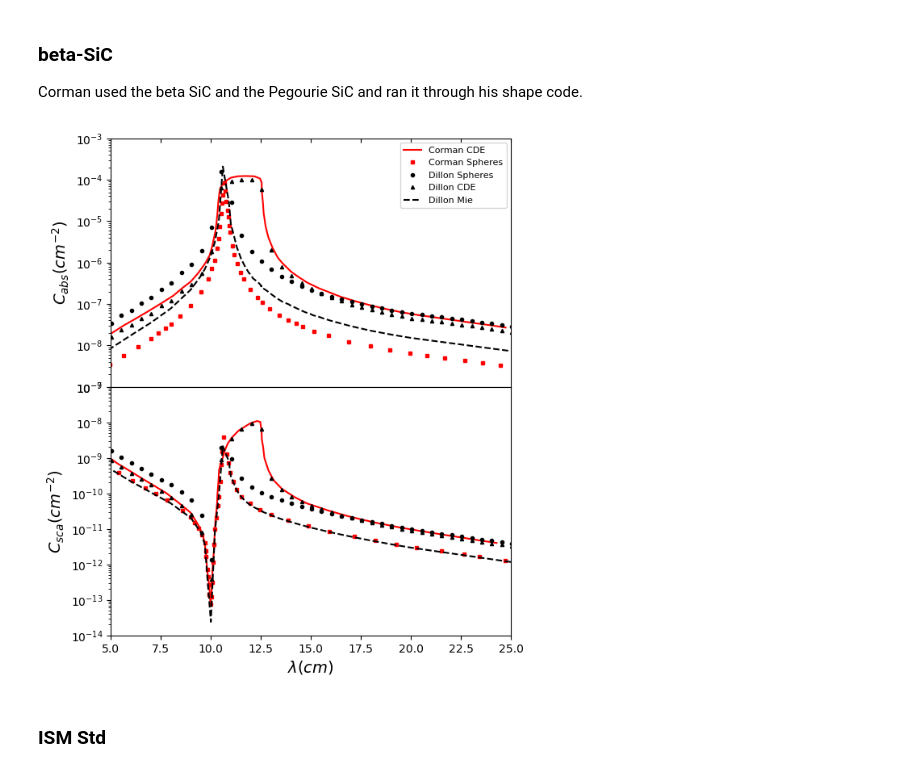
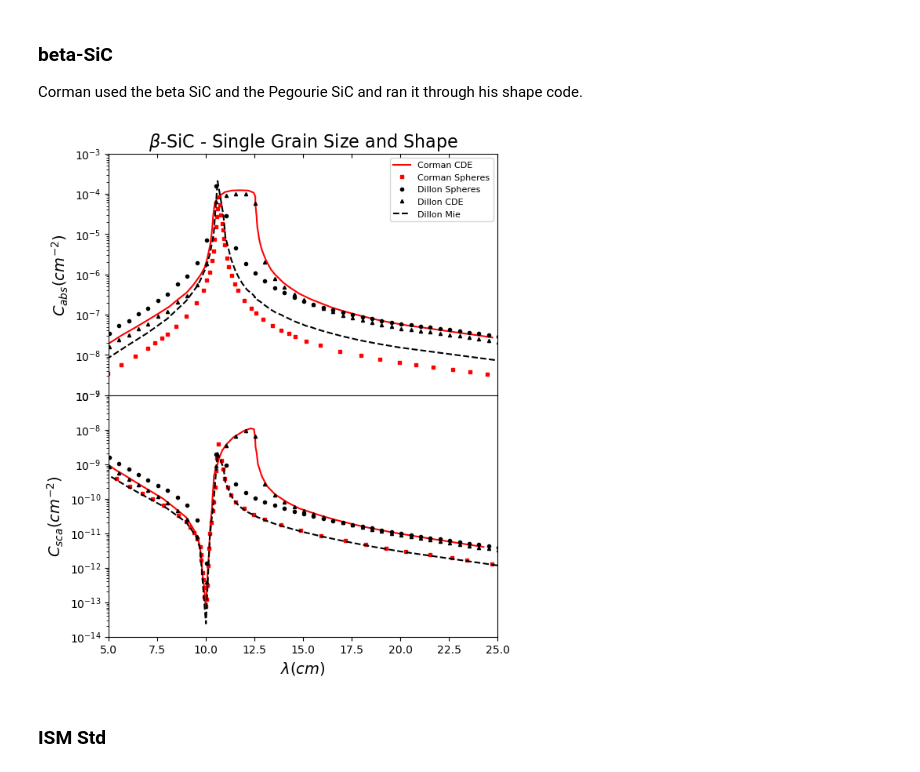
Before and after one commit to astroseandillon/Sean-Dusty, a Jupyter notebook: plot factory.ipynb, the cells around one changed output. Saved outputs shown, nothing was run; the diff lists cells and outputs as text; code cells hidden in the pictures.

```diff
--- a/plot factory.ipynb
+++ b/plot factory.ipynb
@@ -193,7 +193,8 @@ plt.show()
 
 Corman used the beta SiC and the Pegourie SiC and ran it through his shape code.
 # %%
-title=r'$\beta$-SiC'
+title = r'$\beta$-SiC - Single Grain Size and Shape'
+
 x1, y1 = np.loadtxt('beta_SiC_CDE_corman_1size_cabs.csv', delimiter=',', skiprows=1, unpack=True)       #Ungraphed from Corman
 x2, y2 = np.loadtxt('beta_SiC_CDE_corman_1size_csca.csv', delimiter=',', skiprows=1, unpack=True)       #Ungraphed from Corman
 x3, y3 = np.loadtxt('beta_SiC_spherical_corman_1size_cabs.csv', delimiter=',', skiprows=1, unpack=True) #Ungraphed from Corman
@@ -217,35 +218,35 @@ ax[1].set(xscale='linear', yscale='log')
 
 ax[0].tick_params(axis='x',direction='in', top=True, bottom=False, labelbottom=False, labeltop=False)
 # ax[1].get_yticks(minor=True)
 # ax[1].tick_params(axis='y', which='minor', direction='out', left=True)
 ax[1].yaxis.set_minor_locator(LogLocator(base=10, subs='all'))
 
-# ax[0].set_title(title, fontsize=16)
+ax[0].set_title(title, fontsize=16)
 ax[1].set_xlabel(r'$\lambda (cm)$', fontsize=14)
 ax[0].set_ylabel(r'$C_{abs} (cm^{-2})$', fontsize=14)
 ax[1].set_ylabel(r'$C_{sca} (cm^{-2})$', fontsize=14)
 #Cabs is on ax[0], Csca is on ax[1]
 ax[0].set_xlim(5,25)
 ax[1].set_xlim(5,25)
 ax[0].set_ylim(1e-9, 1e-3)
 ax[1].set_ylim(1e-14, 1e-7)
 #Cabs plots
 ax[0].plot(x1, y1, 'r-', label='Corman CDE', markersize=3)
 ax[0].plot(x3, y3, 'rs', label='Corman Spheres', markersize=3)
 ax[0].plot(x5, y5, 'ko', label='Dillon Spheres', markersize=3)
 ax[0].plot(x6, y6, 'k^', label='Dillon CDE', markersize=3)
 ax[0].plot(x7, y7, 'k--', label='Dillon Mie', markersize=3)
 #Csca plots
 ax[1].plot(x2, y2, 'r-', label='Corman CDE', markersize=3)
 ax[1].plot(x4, y4, 'rs', label='Corman Spheres', markersize=3)
 ax[1].plot(x5, z5, 'ko', label='Dillon Spheres', markersize=3)
 ax[1].plot(x6, z6, 'k^', label='Dillon CDE', markersize=3)
 ax[1].plot(x7, z7, 'k--', label='Dillon Mie', markersize=3)
 
 ax[0].legend(loc='upper right', fontsize=8)
 plt.savefig(fd+"beta-SiC.png")
 # %% [output]
-[figure, old version]
+[figure, new version]
 # %% [markdown]
 ### ISM Std
 # %%
```
Also changed, not shown: parts of 4 cells of this notebook, 8 other files.
